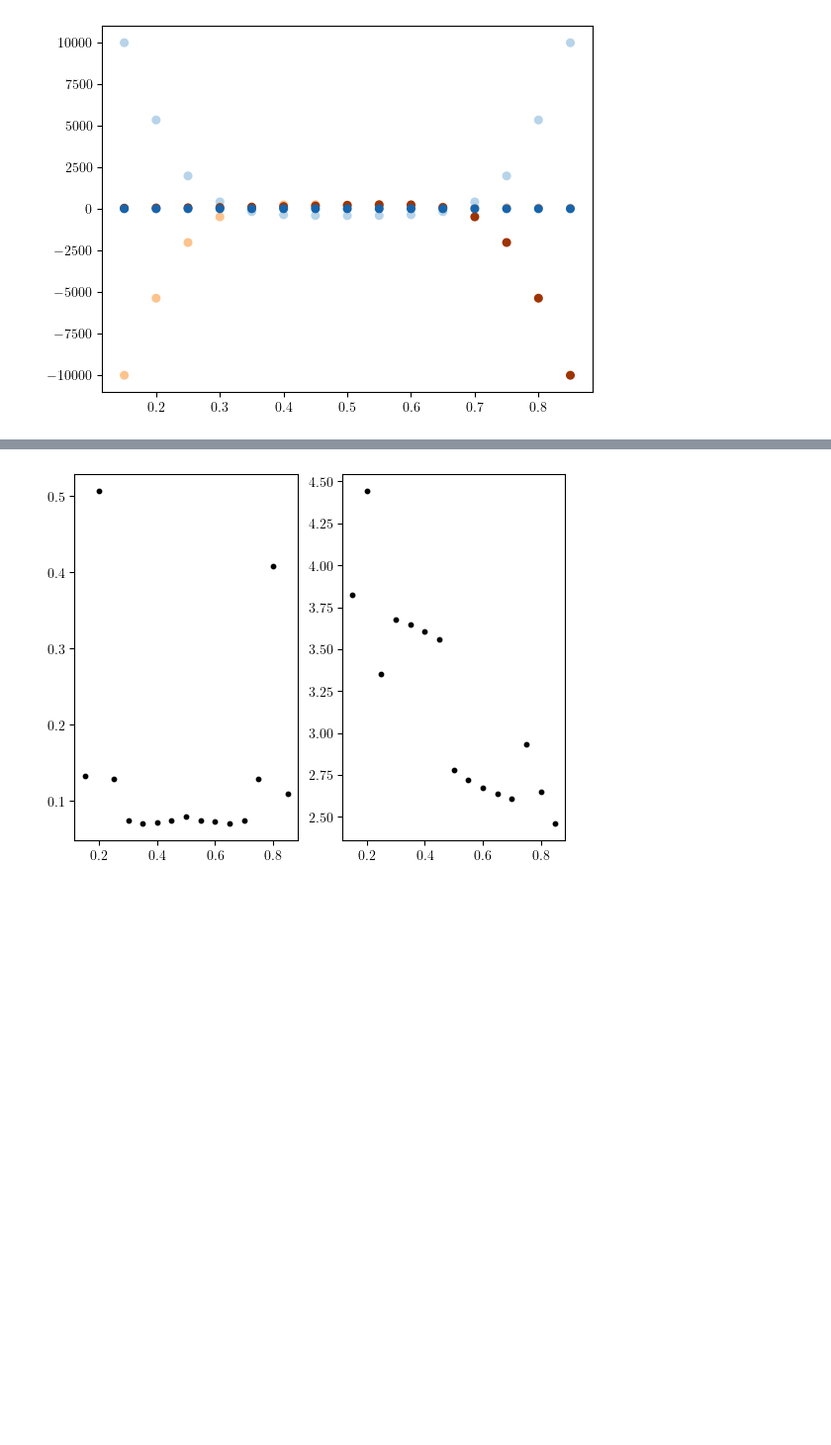
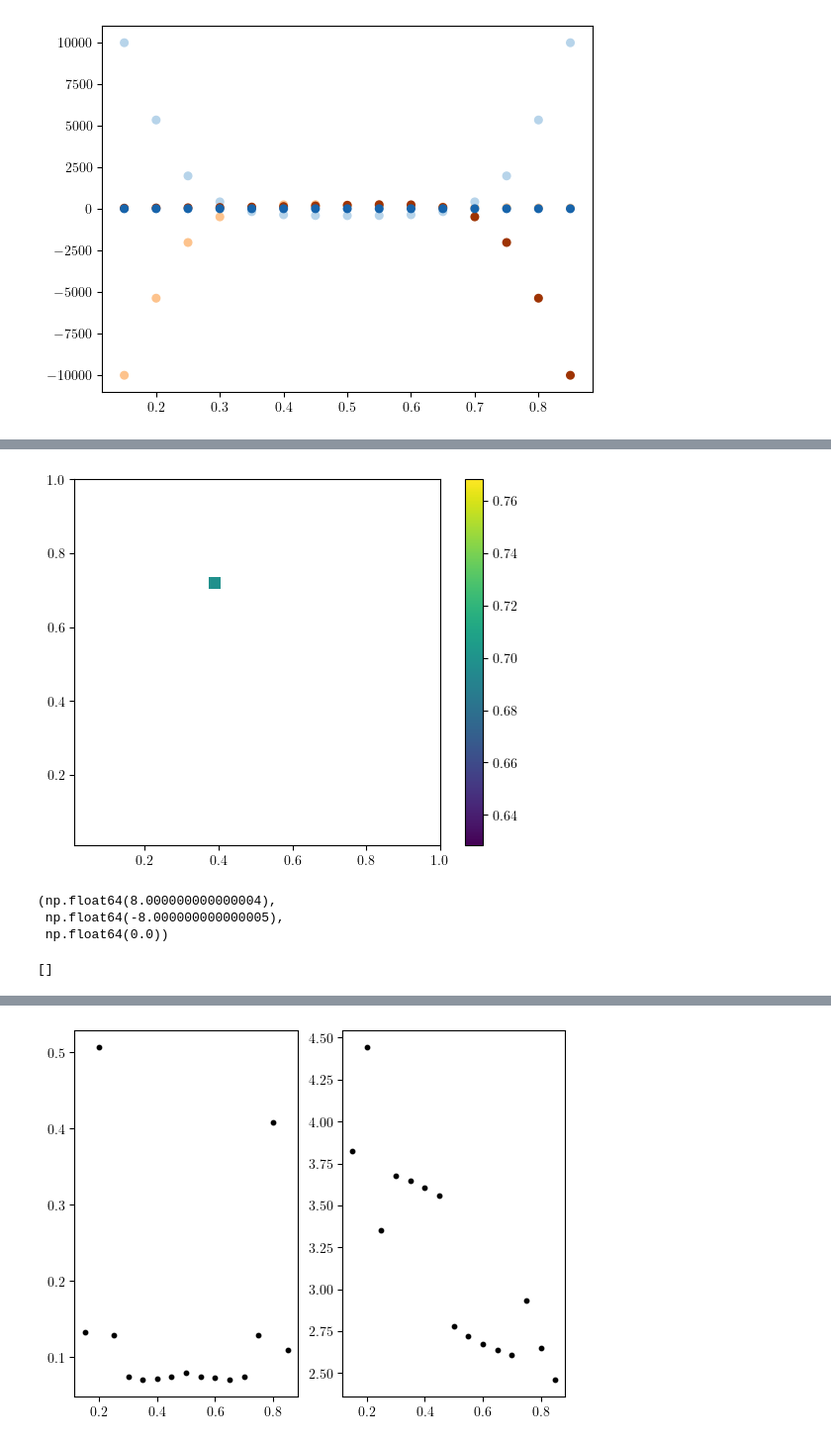
Before and after one commit to ChriGomm/master, a Jupyter notebook: numerics/interactions.ipynb, the cells around one changed output, grey strips where cells are left out. Shown at 99% size. Cells and saved outputs as stored; diff of their text form; code cells hidden in the pictures; blank space fills up the shorter version.

```diff
--- a/numerics/interactions.ipynb
+++ b/numerics/interactions.ipynb
@@ -1461,0 +1767,24 @@ for i in range(N):
+# %%
+N = 30
+rx = np.linspace(0.01,1,N)
+ry = rx
+# r = np.meshgrid(rx,ry)
+d_vecs = np.zeros((N,N,3))
+angles = np.zeros((N,N,2))
+condition = np.zeros((N,N))
+for i in range(N):
+    for j in range(N):
+        x, y = r[0][i,j],r[1][i,j]
+        d_vecs[i,j] = find_joint_dipole_reduced(x,y,initial_guess=[dy[i,j],np.sqrt(1-dy[i,j]**2-disval[i,j]**2)] if not np.isnan(dy[i,j]) else None)
+        r1 = np.array([1.0, 0.0])
+        r2 = np.array([x, y])
+        r3 = np.array([x - 1.0, y])
+        condition[i,j] = np.linalg.norm(joint_residuals_3eq(d_vecs[i,j,1:],r1,r2,r3))
+fig, ax = plt.subplots(1,1)
+# im = ax.imshow(np.where(np.abs(dis)>1,np.nan,dis))
+im = ax.imshow(np.where(np.abs(condition)>1,np.nan,condition), extent=[0.01, 1, 0.01, 1], origin="lower")
+# im = ax.imshow(condition, extent=[0.01, 1, 0.01, 1], origin="lower")
+# im = ax.imshow(np.where(disval>=0,np.nan,disval), extent=[0.01, 1, 0.01, 1], origin="lower")
+cmap = fig.colorbar(im,ax=ax)
+# %% [output]
+[figure, added]
@@ -1461,0 +1998,14 @@ for i in range(N):
+# %%
+phi0 = np.pi/4
+np.cos(phi0), np.sin(phi0)
+R = np.array([1/np.sqrt(2),1/np.sqrt(2)])
+# R = np.array([1,0])
+dx =0
+dy = 2*np.sin(phi0)*1/np.sqrt(3)
+# d = np.array([1/np.sqrt(3),1/np.sqrt(3)])
+d = np.array([0,dy])
+dip_derivative_full(R,0,0,d), dip_derivative_full(R,1,1,d), dip_derivative_full(R,1,0,d)
+# %% [output]
+(np.float64(8.000000000000004),
+ np.float64(-8.000000000000005),
+ np.float64(0.0))
@@ -1461,0 +2212,28 @@ for i in range(N):
+# %%
+N = 30
+rx = np.linspace(0.01,1,N)
+ry = rx
+r = np.meshgrid(rx,ry)
+d_cand = []
+d_valid = []
+for i in range(N):
+    for j in range(N):
+        x, y = r[0][i,j],r[1][i,j]
+
+        r1 = np.array([1.0, 0.0])
+        r2 = np.array([x, y])
+        r3 = np.array([x - 1.0, y])
+        d_cand.append(find_unique_dipole_solutions(r1,r2,r3))
+        # valids = filter_dipoles(d_cand[-1],r1,r2,r3)
+        valids = filter_dipoles_single_optimization(d_cand[-1],r1,r2,r3)
+        if len(valids)>0:
+            d_valid.append([i,j,valids])
+d_valid
+# fig, ax = plt.subplots(1,1)
+# # im = ax.imshow(np.where(np.abs(dis)>1,np.nan,dis))
+# im = ax.imshow(np.where(np.abs(condition)>1,np.nan,condition), extent=[0.01, 1, 0.01, 1], origin="lower")
+# # im = ax.imshow(condition, extent=[0.01, 1, 0.01, 1], origin="lower")
+# # im = ax.imshow(np.where(disval>=0,np.nan,disval), extent=[0.01, 1, 0.01, 1], origin="lower")
+# cmap = fig.colorbar(im,ax=ax)
+# %% [output]
+[]
```
Also changed, not shown: parts of 34 cells of this notebook, 36 other files.
